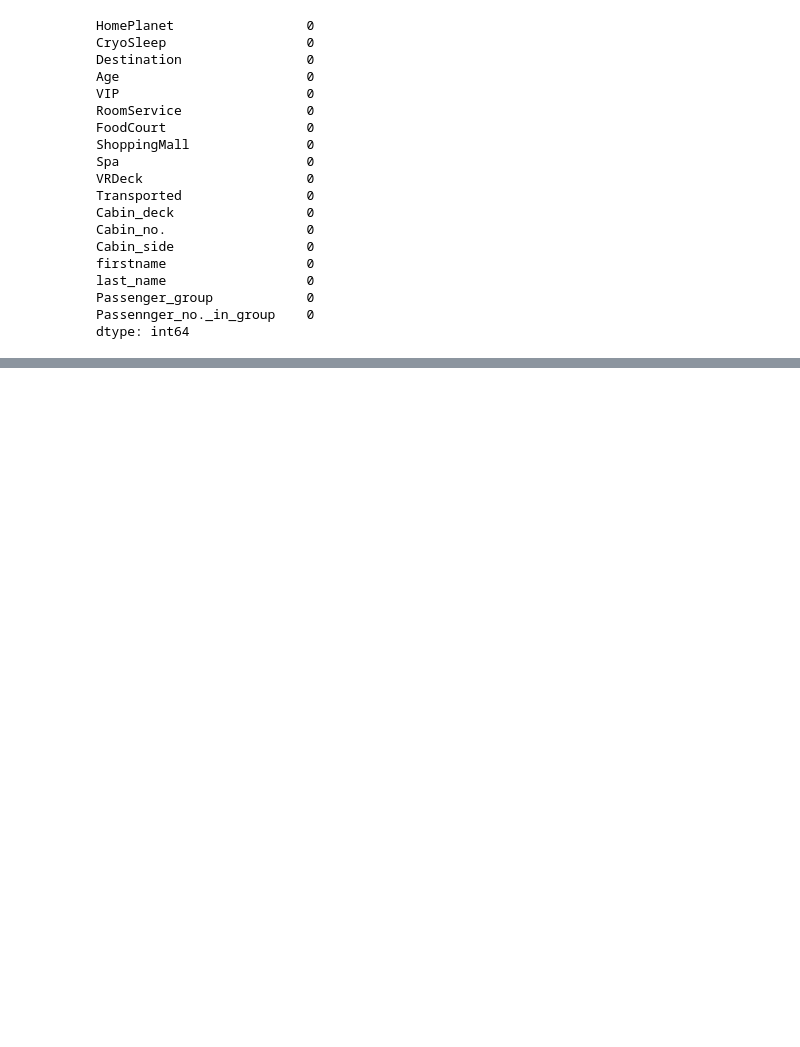
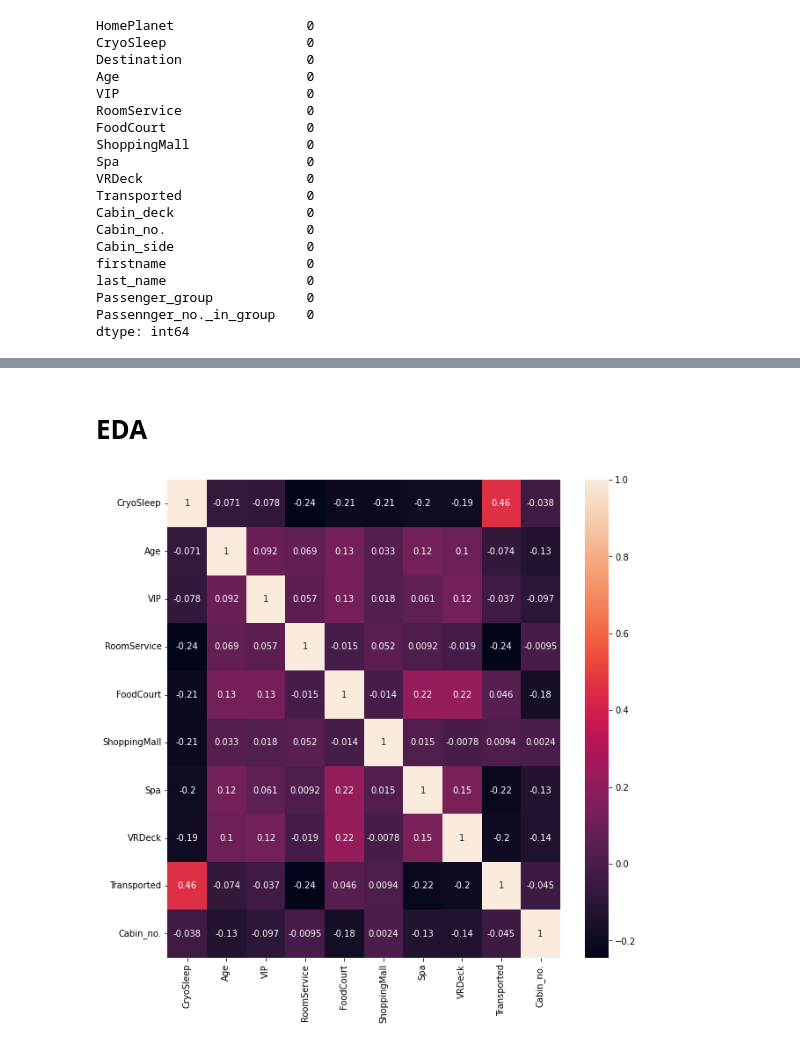
Before and after one commit to taaha/Classification-Spaceship-Titanic, a Jupyter notebook: classification-spaceship-titanic.ipynb, the cells around one changed output, grey strips where cells are left out. Cells and saved outputs as stored; diff of their text form; code cells hidden in the pictures; blank space fills up the shorter version.

```diff
--- a/classification-spaceship-titanic.ipynb
+++ b/classification-spaceship-titanic.ipynb
@@ -297,0 +344,10 @@ dtype: int64
+# %% [markdown]
+# EDA
+# %%
+#import matplotlib as plt
+import matplotlib.pyplot as plt
+
+plt.figure(figsize=(10, 10))
+dataplot = sns.heatmap(data.corr(), annot=True)
+# %% [output]
+[figure, added]
```
Also changed, not shown: parts of 5 cells of this notebook.
